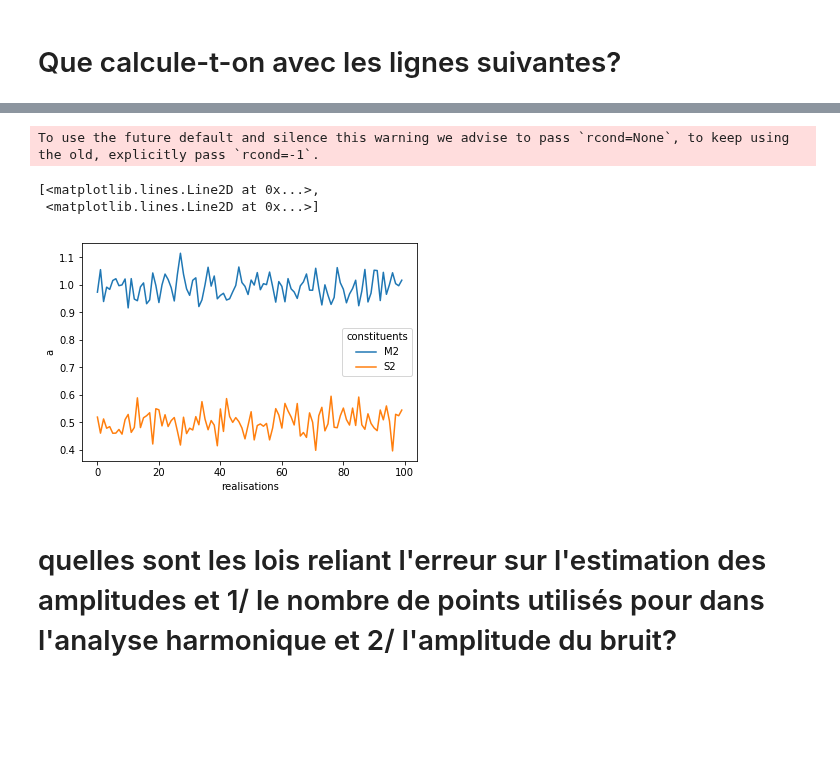
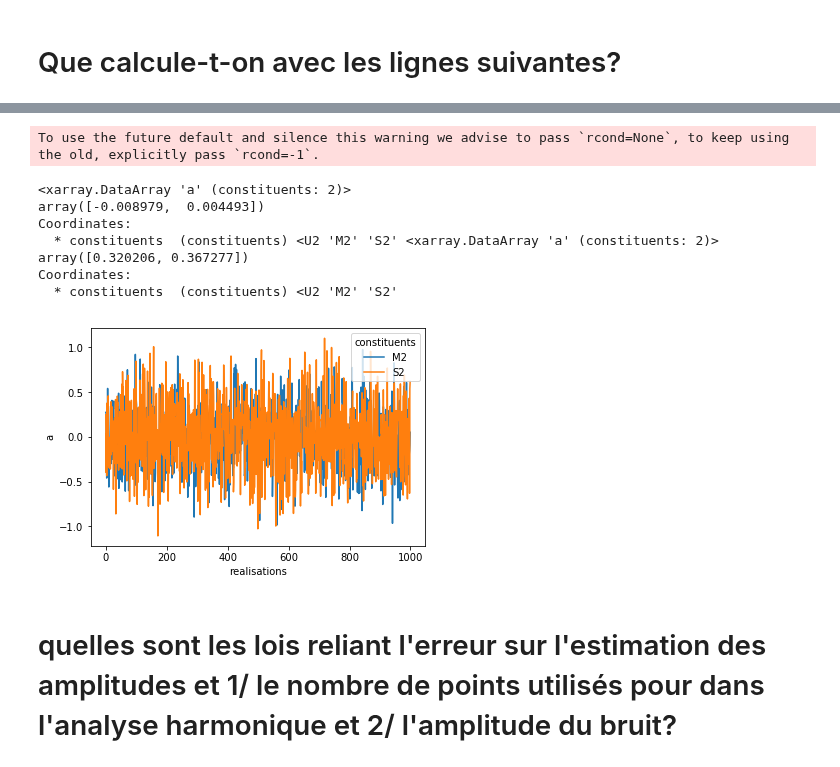
Before and after one commit to apatlpo/itide_ops, a Jupyter notebook: tipe_2019/synthetic.ipynb, the cells around one changed output, grey strips where cells are left out. Drawn from its saved outputs; the diff is of its cells as text; code cells hidden in the pictures; blank space fills up the shorter version.

```diff
--- a/tipe_2019/synthetic.ipynb
+++ b/tipe_2019/synthetic.ipynb
@@ -371,11 +382,17 @@ Coordinates:
 # %%
-ds = solve_pb([1., .5], .1, dt=20.)
+ds = solve_pb([0., 0.], 1., dt=20., N_realisations=1000)
 ds.a.plot.line(x='realisations')
+print(ds.a.mean('realisations'),ds.a.std('realisations'))
 # %% [output]
 To use the future default and silence this warning we advise to pass `rcond=None`, to keep using the old, explicitly pass `rcond=-1`.
-[<matplotlib.lines.Line2D at 0x...>,
- <matplotlib.lines.Line2D at 0x...>]
+<xarray.DataArray 'a' (constituents: 2)>
+array([-0.008979,  0.004493])
+Coordinates:
+  * constituents  (constituents) <U2 'M2' 'S2' <xarray.DataArray 'a' (constituents: 2)>
+array([0.320206, 0.367277])
+Coordinates:
+  * constituents  (constituents) <U2 'M2' 'S2'
-[figure, old version]
+[figure, new version]
 # %% [markdown]
 # quelles sont les lois reliant l'erreur sur l'estimation des amplitudes et 1/ le nombre de points utilisés pour dans l'analyse harmonique et 2/ l'amplitude du bruit?
 # %%
```
Also changed, not shown: parts of 18 cells of this notebook.
